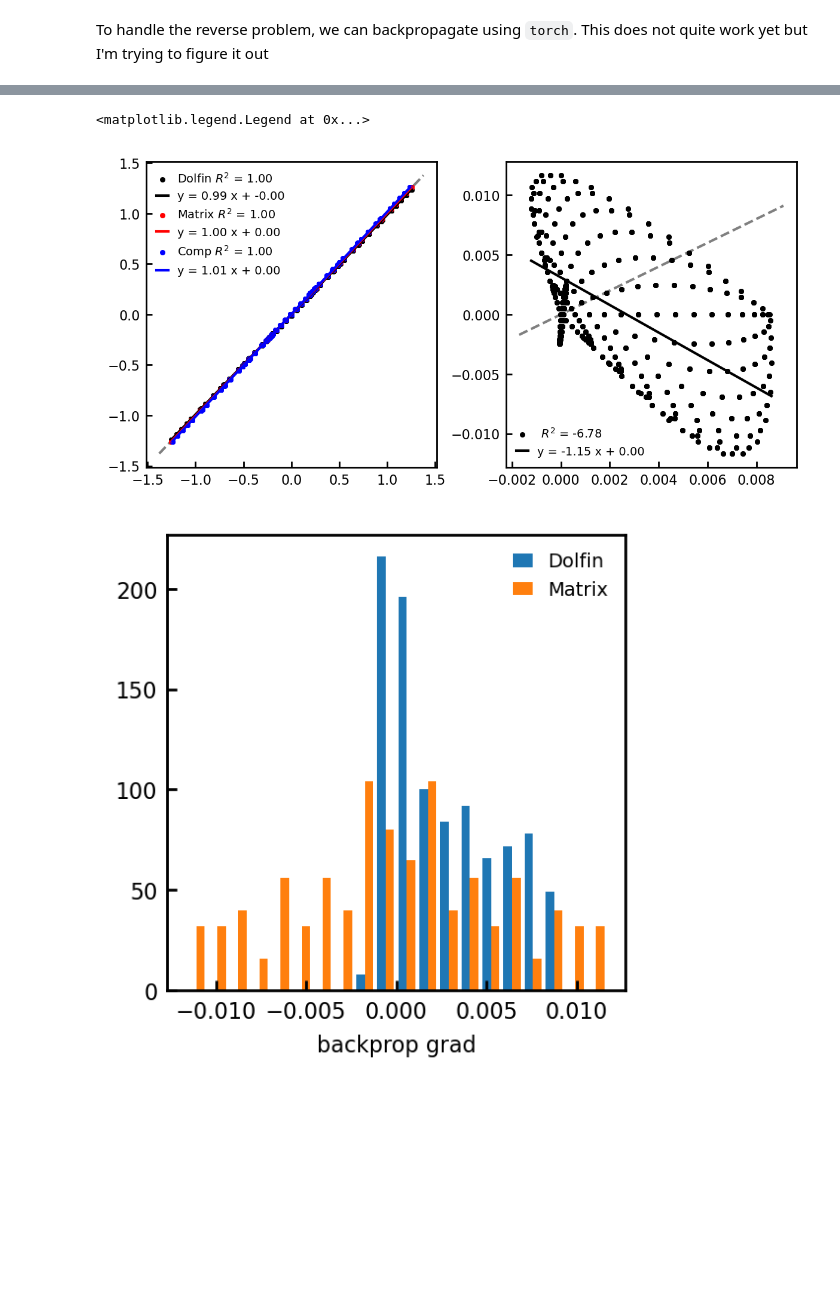
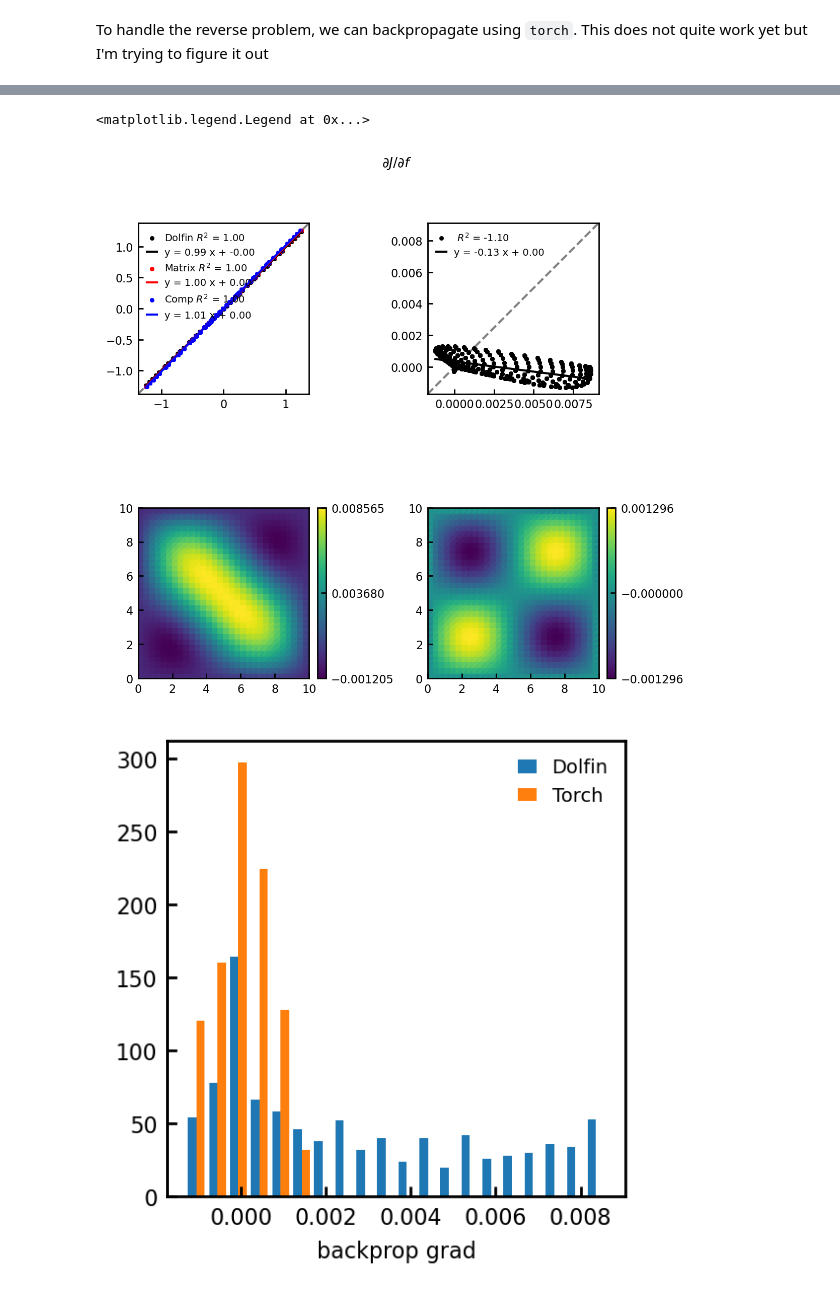
Before and after one commit to jcolen/physics_ml_toolbox, a Jupyter notebook: pbnn/notebooks/DolfinAdjoint.ipynb, the cells around one changed output, grey strips where cells are left out. Saved outputs shown, nothing was run; the diff lists cells and outputs as text; code cells hidden in the pictures; blank space fills up the shorter version.

```diff
--- a/pbnn/notebooks/DolfinAdjoint.ipynb
+++ b/pbnn/notebooks/DolfinAdjoint.ipynb
@@ -268,62 +278,52 @@ To handle the reverse problem, we can backpropagate using `torch`. This does not
 # %%
-# Assemble the forward problem
-a = - ufl.inner(ufl.grad(u), ufl.grad(v)) * ufl.dx #RHS
-A = dlf.assemble(a)
-bc.apply(A)
+# Dolfin gradients
+u = dlf.TrialFunction(function_space)
+v = dlf.TestFunction(function_space)
 
-# Account for internal scaling
-diag = dlf.assemble(v * ufl.dx)[:]
+a = -ufl.inner(ufl.grad(u), ufl.grad(v)) * ufl.dx
+L = f * v * ufl.dx
 
-# Convert relevant variables to torch
-A = sparse.csr_matrix(A.array())
-rhs = sparse.linalg.inv(A.T @ A) @ A.T
-rhs = torch.FloatTensor(rhs.todense())
-diag = torch.FloatTensor(diag)
+u_dolfin = d_ad.Function(function_space)
+d_ad.solve(a == L, u_dolfin, bc)
+loss = ufl.inner(u_dolfin - u_exact, u_dolfin - u_exact) * ufl.dx
+Jhat = pyad.reduced_functional_numpy.ReducedFunctionalNumPy(d_ad.assemble(loss), d_ad.Control(f))
+dolfin_loss = Jhat(f.vector()[:])
+dolfin_grad = Jhat.derivative(f.vector()[:])
+print(f'dolfin-adjoint produces a loss of {dolfin_loss:.3g}')
 
-f_torch = torch.FloatTensor(f.vector()[:])
-f_torch = torch.nn.Parameter(f_torch, requires_grad=True)
+# Torch gradients
+u_exact_torch = torch.FloatTensor(u_exact.vector()[:])
+u_torch, f_torch, diag = get_torch_solution(f)
 
-u_exact_torch = torch.FloatTensor(u_exact.vector()[:])
+torch_loss = torch.sum( (u_torch - u_exact_torch) * (u_torch - u_exact_torch) * diag)
+torch_loss.backward()
+torch_grad = f_torch.grad.numpy()
 
-# Solve the forward linear algebra problem
-mat_sol = rhs @ f_torch * diag
+print(f'torch-autograd produces a loss of {torch_loss.item():.3g}')
 
-# Compute the loss and backprop
-diff = mat_sol - u_exact_torch
-matrix_loss = torch.sum( torch.pow( diff, 2) )
-matrix_loss.backward()
-matrix_grad = f_torch.grad.numpy()
-
-from sklearn.metrics import mean_squared_error as mse
-from sklearn.metrics import mean_absolute_error as mae
-
-print(
-    mse(u_dolfin.vector()[:], u_exact_torch.numpy()),
-    mse(mat_sol.detach().numpy(), u_exact_torch.numpy()),
-    mse(u_dolfin.vector()[:], mat_sol.detach().numpy())
-)
-
-print(f'matrix-solution produces a loss of {matrix_loss.item():.3g} and grad of size {matrix_grad.shape}')
-
-
-fig, ax = plt.subplots(1, 2, figsize=(6,3))
+fig, ax = plt.subplots(2, 2, figsize=(6,6))
+ax=ax.flatten()
 
 plot_with_regression(ax[0], u_exact_torch.numpy(), u_dolfin.vector()[:], label='Dolfin', color='black')
-plot_with_regression(ax[0], u_exact_torch.numpy(), mat_sol.detach(), label='Matrix', color='red')
-plot_with_regression(ax[0], u_dolfin.vector()[:], mat_sol.detach(), label='Comp', color='blue')
+plot_with_regression(ax[0], u_exact_torch.numpy(), u_torch.detach(), label='Matrix', color='red')
+plot_with_regression(ax[0], u_dolfin.vector()[:], u_torch.detach(), label='Comp', color='blue')
+plot_with_regression(ax[1], dolfin_grad, torch_grad)
 
-plot_with_regression(ax[1], dolfin_grad, matrix_grad)
+plot_mesh(ax[2], dolfin_grad[v2d], mesh)
+plot_mesh(ax[3], torch_grad[v2d], mesh)
 
 for a in ax:
     a.legend()
     xlim, ylim = a.get_xlim(), a.get_ylim()
     a.plot(xlim, xlim, color='grey', linestyle='--', zorder=-1)
-    #a.set(xlim=xlim, ylim=xlim, aspect='equal')
+    a.set(xlim=xlim, ylim=xlim, aspect='equal')
+
+fig.suptitle(r'$\partial J / \partial f$')
 
 plt.tight_layout()
 
 ax = plt.figure(figsize=(3,3)).gca()
-ax.hist([dolfin_grad, matrix_grad], bins=20, label=['Dolfin', 'Matrix']);
+ax.hist([dolfin_grad, torch_grad], bins=20, label=['Dolfin', 'Torch']);
 ax.set_xlabel('backprop grad')
 ax.legend()
 # %% [output]
@@ -332,3 +332,3 @@ matrix-solution produces a loss of 0.00484 and grad of size (961,)
 <matplotlib.legend.Legend at 0x...>
-[figure, old version]
+[figure, new version]
-[figure, old version]
+[figure, new version]
```
Also changed, not shown: parts of 7 cells of this notebook, 7 other files.
